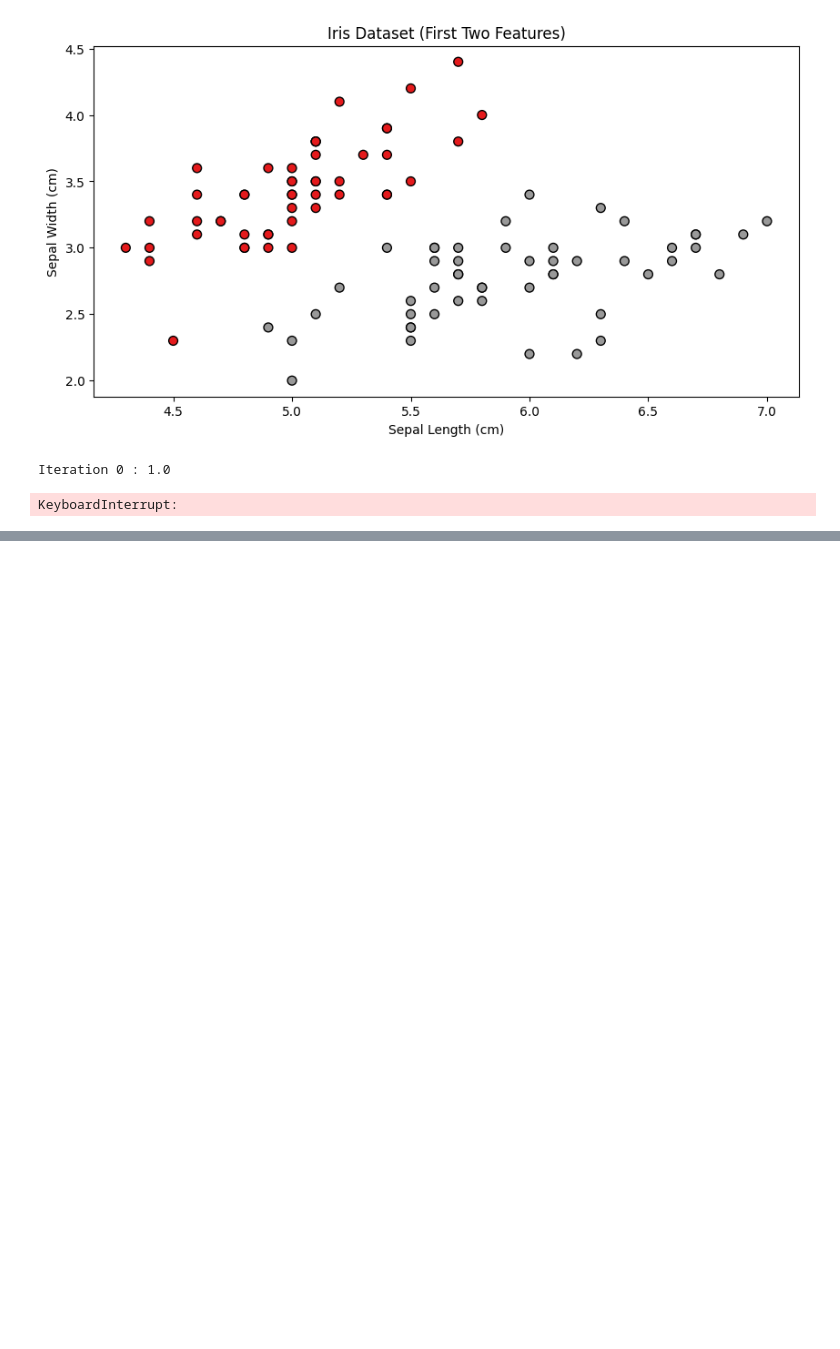
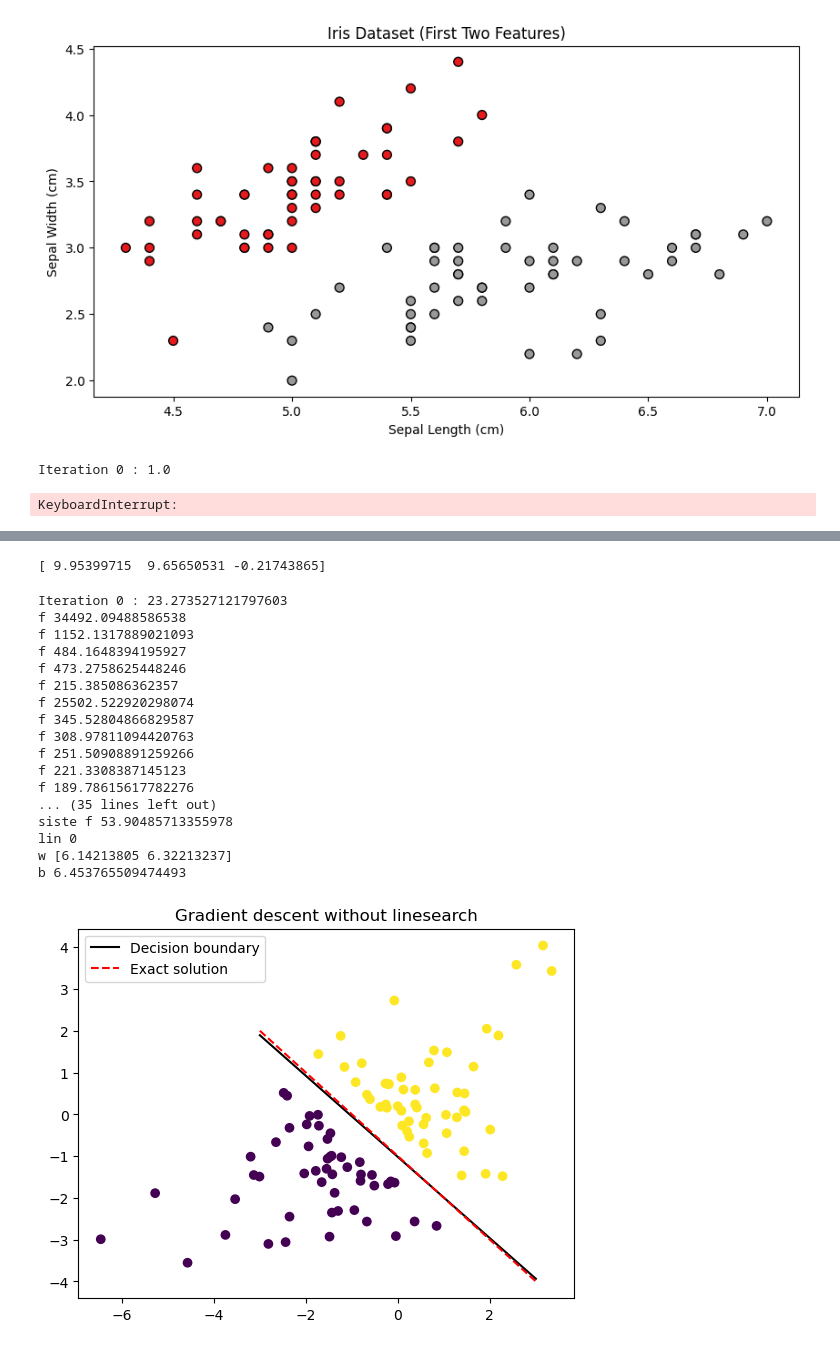
Before and after one commit to 1rideee/Optimering-1, a Jupyter notebook: main.ipynb, the cells around one changed output, grey strips where cells are left out. Cells and saved outputs as stored; diff of their text form; code cells hidden in the pictures; blank space fills up the shorter version.

```diff
--- a/main.ipynb
+++ b/main.ipynb
@@ -523,0 +639,62 @@ def constraints(vec, constr_par):
+# %%
+def grad_logloss_ny(vec, param):
+    def logloss_wrapper(vec):
+        return logloss(vec, param)
+    return approx_fprime(vec,logloss_wrapper,epsilon)
+
+startpunkt = np.ones(d + 1)*10
+ker = kernal_gaussian
+par = [x, y, C, ker]
+
+print(grad_logloss(startpunkt, par))
+# %% [output]
+[ 9.95399715  9.65650531 -0.21743865]
+# %%
+def project_logloss(vec, par): #[w, b], #[kva som helst]
+    return vec
+
+startpunkt = np.array([0.9, 1.1, 1])*(6)
+ker = kernal_linear
+par = [x, y, C]#, ker]
+tau_0 = 1
+f = logloss
+f_par = par
+grad_f = grad_logloss
+grad_par = par
+rho = 0.95
+c = 0.5
+alpha_0 = 1
+project = project_logloss
+linesearch = linesearch_numeric
+linesearch_par = [rho, c, alpha_0, f, f_par, grad_f, grad_par]
+
+
+løysing = general_projected_gradient_linesearch(startpunkt, tau_0, f, f_par, grad_f, grad_par, project, [0], linesearch, linesearch_par, tol = 1e-5, L = 10)[0]
+
+w = løysing[0:d]
+b = løysing[d]
+
+print("w", w)
+print("b", b)
+
+plt.title("Gradient descent without linesearch")
+plot_solution(x, y, w, b)
+# %% [output]
+Iteration 0 : 23.273527121797603
+f 34492.09488586538
+f 1152.1317889021093
+f 484.1648394195927
+f 473.2758625448246
+f 215.385086362357
+f 25502.522920298074
+f 345.52804866829587
+f 308.97811094420763
+f 251.50908891259266
+f 221.3308387145123
+f 189.78615617782276
+... (35 lines left out)
+siste f 53.90485713355978
+lin 0
+w [6.14213805 6.32213237]
+b 6.453765509474493
+[figure, added]
```
Also changed, not shown: parts of 12 cells of this notebook.
